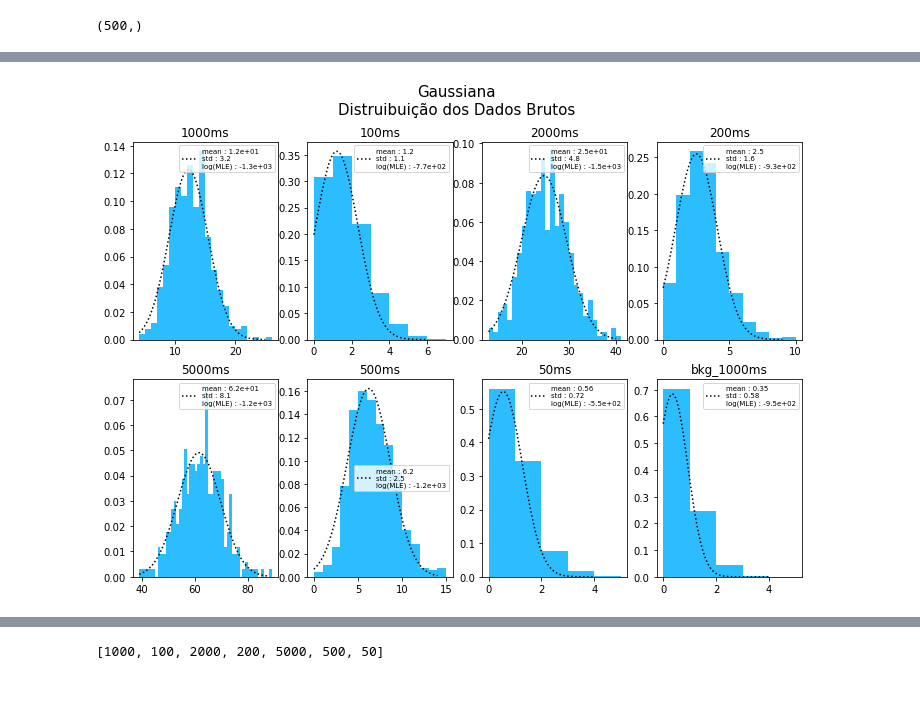
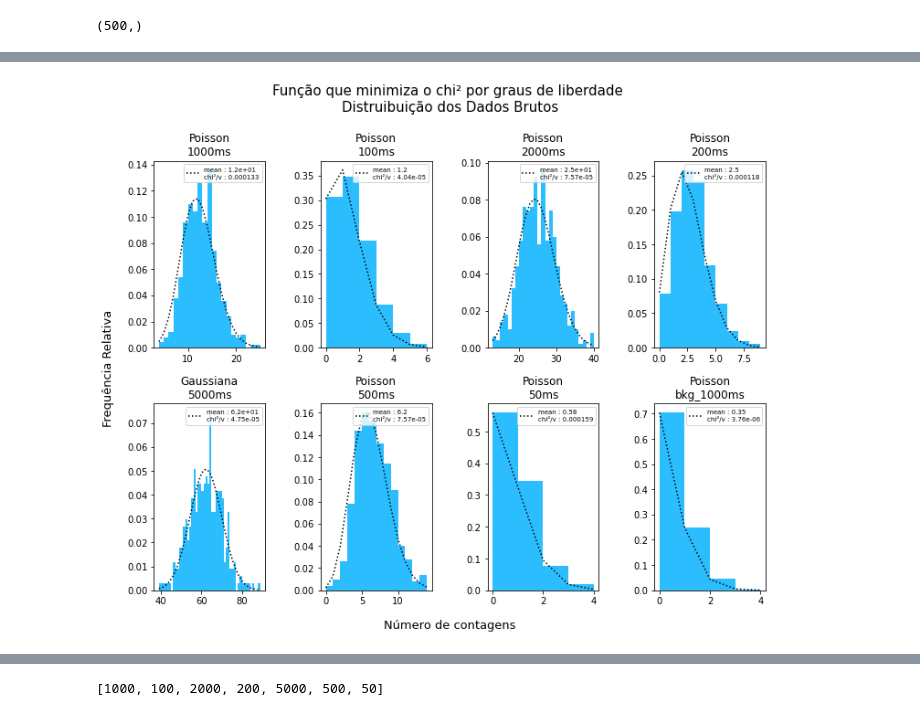
Before and after one commit to estevanmendes/LABIV, a Jupyter notebook: codigo_analise_v1.ipynb, the cells around one changed output, grey strips where cells are left out. Cells and saved outputs as stored; diff of their text form; code cells hidden in the pictures; blank space fills up the shorter version.

```diff
--- a/codigo_analise_v1.ipynb
+++ b/codigo_analise_v1.ipynb
@@ -134,29 +143,31 @@ plt.savefig('fig_poisson_minimos_quad_dist_dados_brutos_v1.png')
 # %%
-Blue = '#2CBDFE'
-mle_gaussian=np.zeros(len(filenames))
+fig, ax=plt.subplots(2,4,figsize=(12,9))
 
-fig, ax=plt.subplots(2,4,figsize=(12,8))
 for i in range(len(filenames)):
+    data=np.loadtxt('geiger1/'+filenames[i])[:,1]
+    mean=STATS[i,0]
+    dt=filenames[i].split('.')[0]
 
-    data=np.loadtxt('geiger1/'+filenames[i])[:,1]
-    dt=filenames[i].split('.')[0]
-    mean=STATS[i,0]
-    var=STATS[i,2]
-    std=var**0.5
+    if chi_poisson_per_dof[i]<chi_gaussian_per_dof[i]:
+            X=np.arange(int(min(data)),int(max(data))+1)
+            ax[int(i/4),int(i%4)].plot(X,poisson(X,parameters_poisson[i]),linestyle='dotted',color='black',label='mean : {:.2}\nchi²/v : {:.3}'.format(parameters_poisson[i],chi_poisson_per_dof[i]))
+            ax[int(i/4),int(i%4)].hist(data,bins=X,color=Blue,density=True)
+            ax[int(i/4),int(i%4)].legend(fontsize=7)
+            ax[int(i/4),int(i%4)].set_title('Poisson\n'+dt)
 
-    mle=gaussian_log_likelihood_estimation(data,std)
-    mle_gaussian[i]=mle
+    else:
+            std=mean**0.5
+            X=np.linspace(min(data),max(data),100)
+            ax[int(i/4),int(i%4)].plot(X,gaussian(X,parameters_gaussian[i]),linestyle='dotted',color='black',label='mean : {:.2}\nchi²/v : {:.3}'.format(parameters_gaussian[i],chi_gaussian_per_dof[i]))
+            BIN=np.arange(int(min(data)),int(max(data))+2)
+            ax[int(i/4),int(i%4)].hist(data,bins=BIN,color=Blue,density=True)
+            ax[int(i/4),int(i%4)].legend(fontsize=7)
+            ax[int(i/4),int(i%4)].set_title('Gaussiana\n'+dt)
+fig.suptitle('Função que minimiza o chi² por graus de liberdade \nDistruibuição dos Dados Brutos',fontsize=15)
+fig.text(0.5, 0.06, 'Número de contagens', ha='center',fontsize=13)
+fig.text(0.06, 0.5, 'Frequência Relativa', va='center', rotation='vertical',fontsize=13)
+plt.subplots_adjust( wspace=0.5, hspace=0.3,top=0.85)
 
-
-
-    X=np.linspace(min(data),max(data),100)
-    ax[int(i/4),int(i%4)].plot(X,gaussian(X,mean,std),linestyle='dotted',color='black',label='mean : {:.2}\nstd : {:.2}\nlog(MLE) : {:.2}'.format(mean,std,mle))
-    BIN=np.arange(int(min(data)),int(max(data))+2)
-    ax[int(i/4),int(i%4)].hist(data,bins=BIN,color=Blue,density=True)
-    ax[int(i/4),int(i%4)].legend(fontsize=7)
-    ax[int(i/4),int(i%4)].set_title(dt)
-fig.suptitle('Gaussiana\nDistruibuição dos Dados Brutos',fontsize=15)
-
-plt.savefig('fig_gaussiana_lme_dist_dados_brutos_v1.png')
+plt.savefig('img\\fig_melhor_funcao_chi2_dist_dados_brutos_v1.png')
 # %% [output]
-[figure, old version]
+[figure, new version]
```
Also changed, not shown: parts of 14 cells of this notebook, 13 other files.
